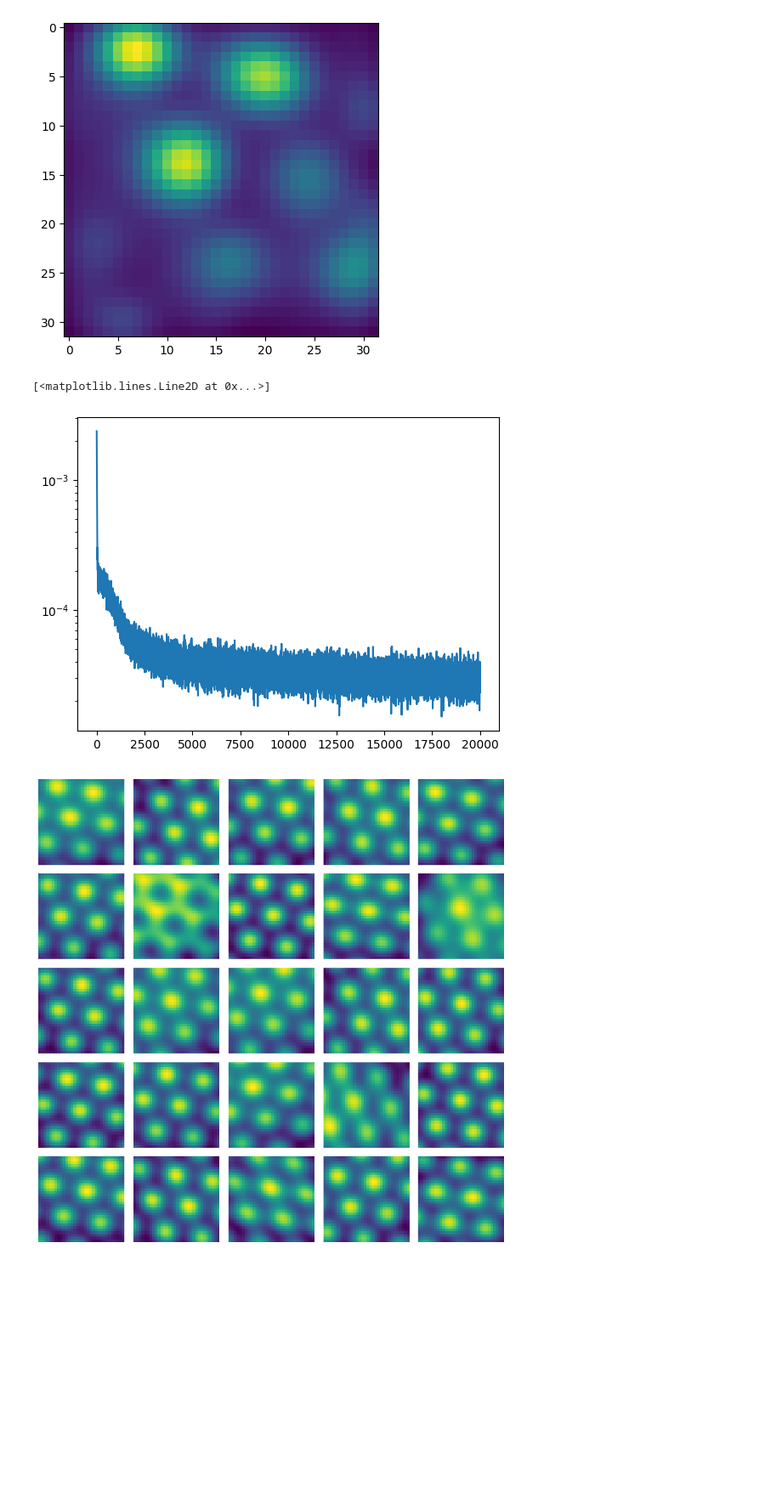
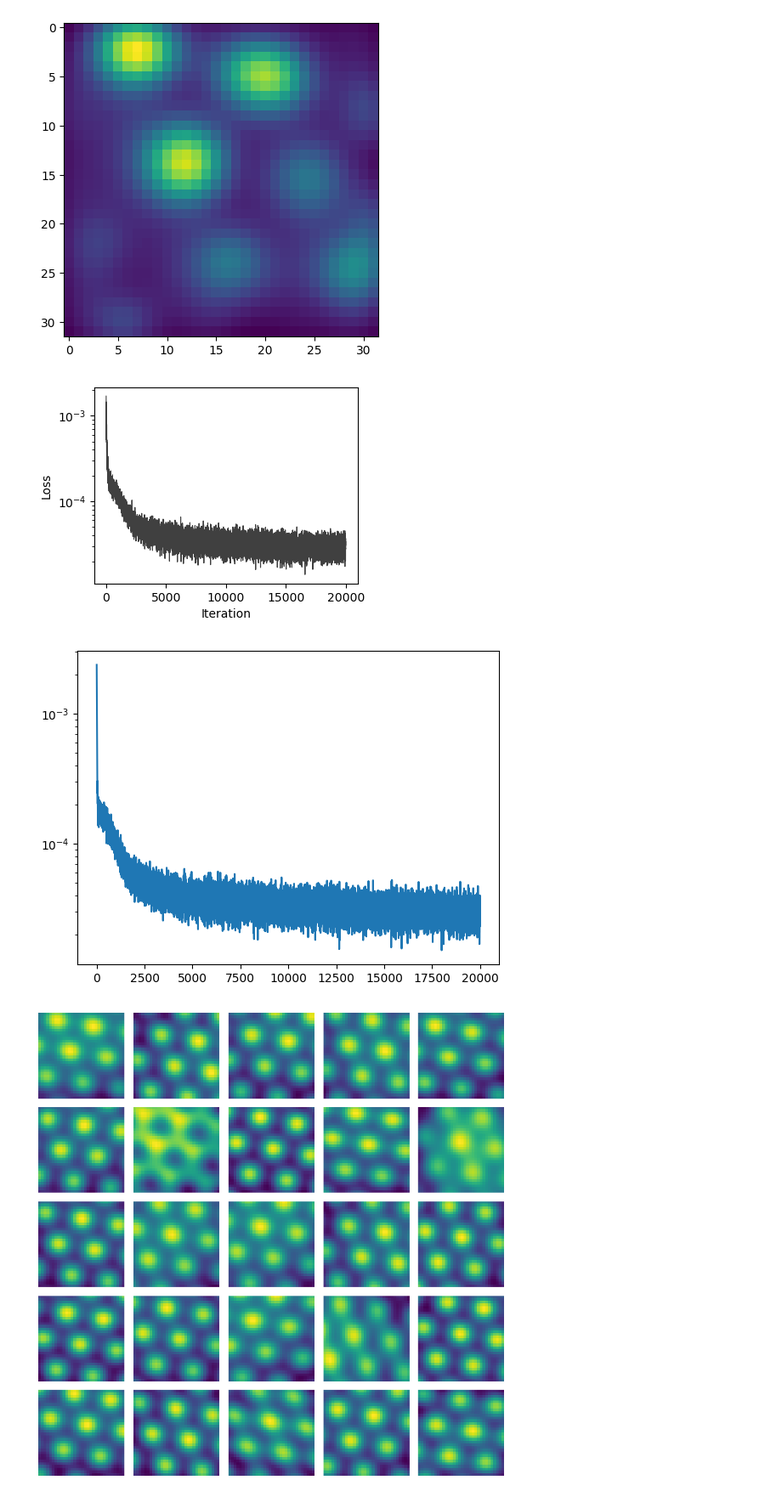
Before and after one commit to bioAI-Oslo/ExponentialRepresentations, a Jupyter notebook: experimental_transformations.ipynb, the cells around one changed output. Shown at 85% size. Saved outputs shown, nothing was run; the diff lists cells and outputs as text; code cells hidden in the pictures; blank space fills up the shorter version.

```diff
--- a/experimental_transformations.ipynb
+++ b/experimental_transformations.ipynb
@@ -25,7 +25,7 @@ class OptimizationModel:
         commutation_loss = torch.mean((self.A@self.B - self.B@self.A)**2)
         return torch.mean((pt - p_pred)**2) + commutation_loss
 
-    def optimize(self, n, ratemaps, bs = 33):
+    def optimize(self, n, ratemaps, bs = 32):
         self.loss_history = []
 
         s = ratemaps.shape[0] # size; arena is square
@@ -68,11 +68,15 @@ torch.Size([32, 32, 102])
 model = OptimizationModel(d = ratemaps.shape[-1])
 # %%
 loss_history = model.optimize(20000, ratemaps)
-# %%
-plt.semilogy(model.loss_history)
-# %% [output]
-[<matplotlib.lines.Line2D at 0x...>]
-[figure, removed]
+# %%
+plt.figure(figsize = (4,3))
+plt.semilogy(model.loss_history, "k", linewidth = 0.8, alpha = 0.75)
+plt.xlabel("Iteration")
+plt.ylabel("Loss")
+plt.savefig("./figures/experimental_loss_curve.svg", dpi = 300, bbox_inches = "tight")
+# %% [output]
+[figure, added]
+[figure, added]
 # %%
 rg = np.arange(32)
 xxg, yyg = np.meshgrid(rg, rg)
```
Also changed, not shown: 4 other files.
